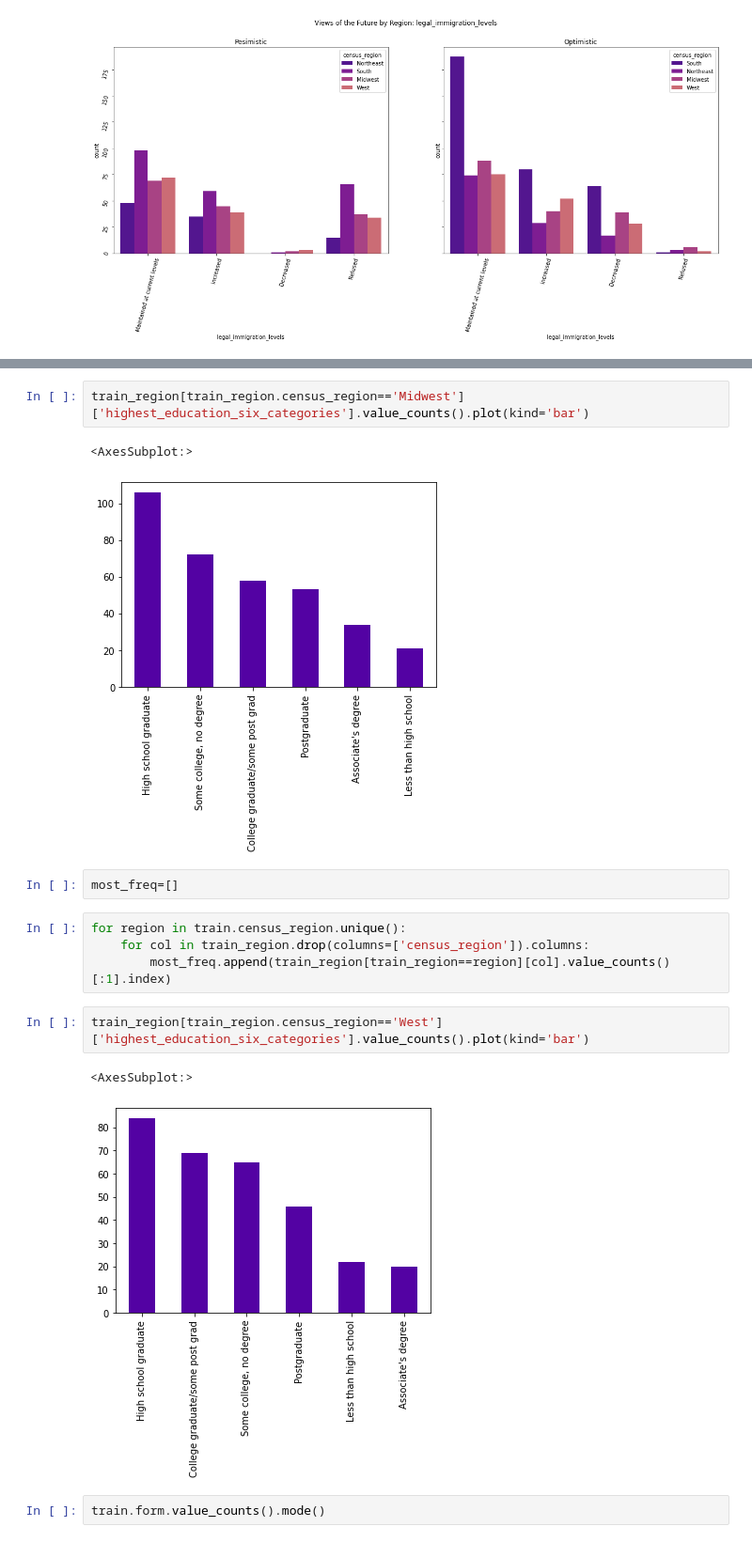
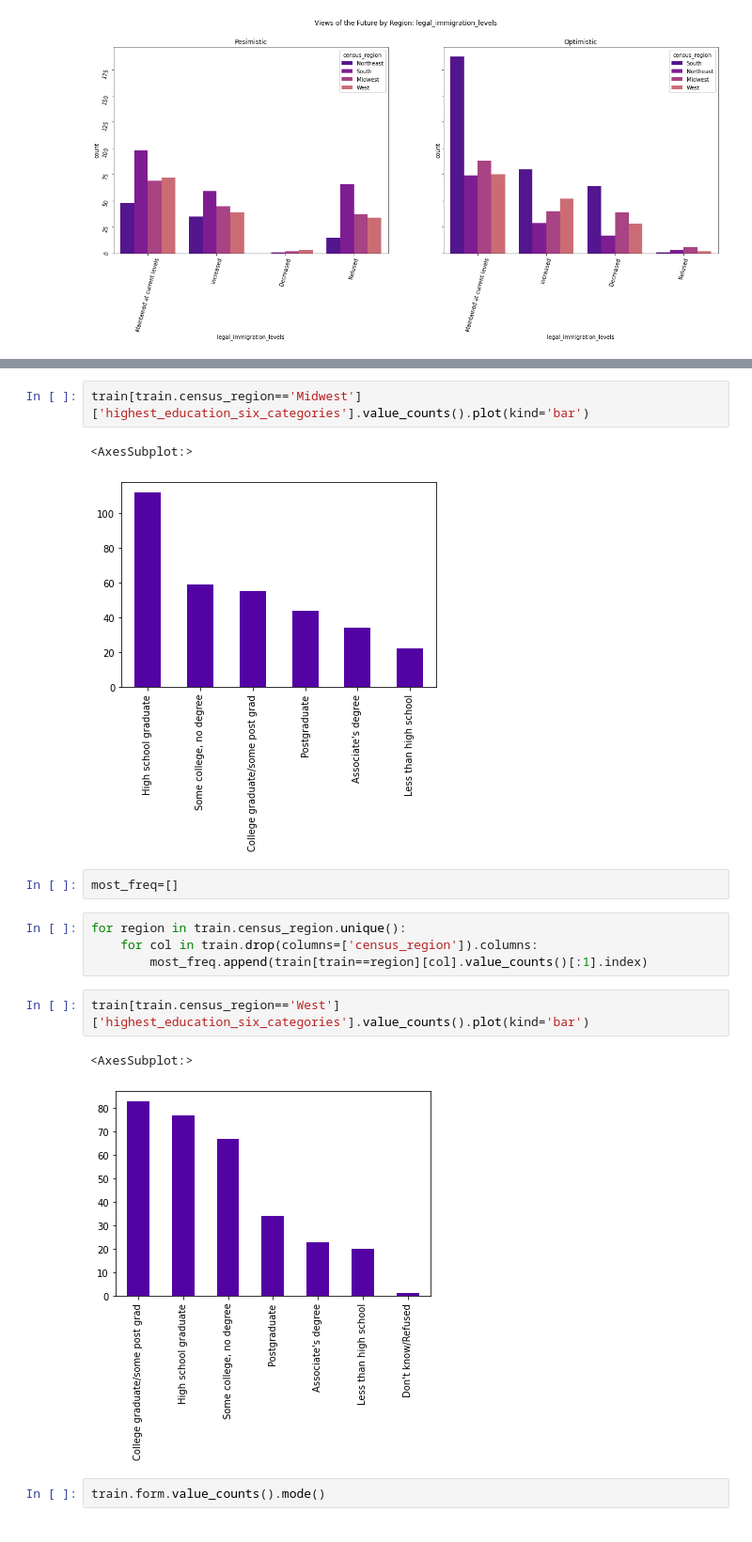
Before and after one commit to american-perspectives-capstone/american-attitudes, a Jupyter notebook: rough_notebooks/jasons_explore.ipynb, the cells around one changed output, grey strips where cells are left out. Shown at 94% size. Drawn from its saved outputs; the diff is of its cells as text.

```diff
--- a/rough_notebooks/jasons_explore.ipynb
+++ b/rough_notebooks/jasons_explore.ipynb
@@ -751,19 +791,19 @@ train_region[train_region.census_region=='South']['highest_education_six_categor
 # %%
-train_region[train_region.census_region=='Midwest']['highest_education_six_categories'].value_counts().plot(kind='bar')
+train[train.census_region=='Midwest']['highest_education_six_categories'].value_counts().plot(kind='bar')
 # %% [output]
 <AxesSubplot:>
-[figure, old version]
+[figure, new version]
 # %%
 most_freq=[]
 # %%
 for region in train.census_region.unique():
-    for col in train_region.drop(columns=['census_region']).columns:
-        most_freq.append(train_region[train_region==region][col].value_counts()[:1].index)
+    for col in train.drop(columns=['census_region']).columns:
+        most_freq.append(train[train==region][col].value_counts()[:1].index)
 # %%
-train_region[train_region.census_region=='West']['highest_education_six_categories'].value_counts().plot(kind='bar')
+train[train.census_region=='West']['highest_education_six_categories'].value_counts().plot(kind='bar')
 # %% [output]
 <AxesSubplot:>
-[figure, old version]
+[figure, new version]
 # %%
 train.form.value_counts().mode()
 # %% [output]
```
Also changed, not shown: parts of 61 cells of this notebook.
